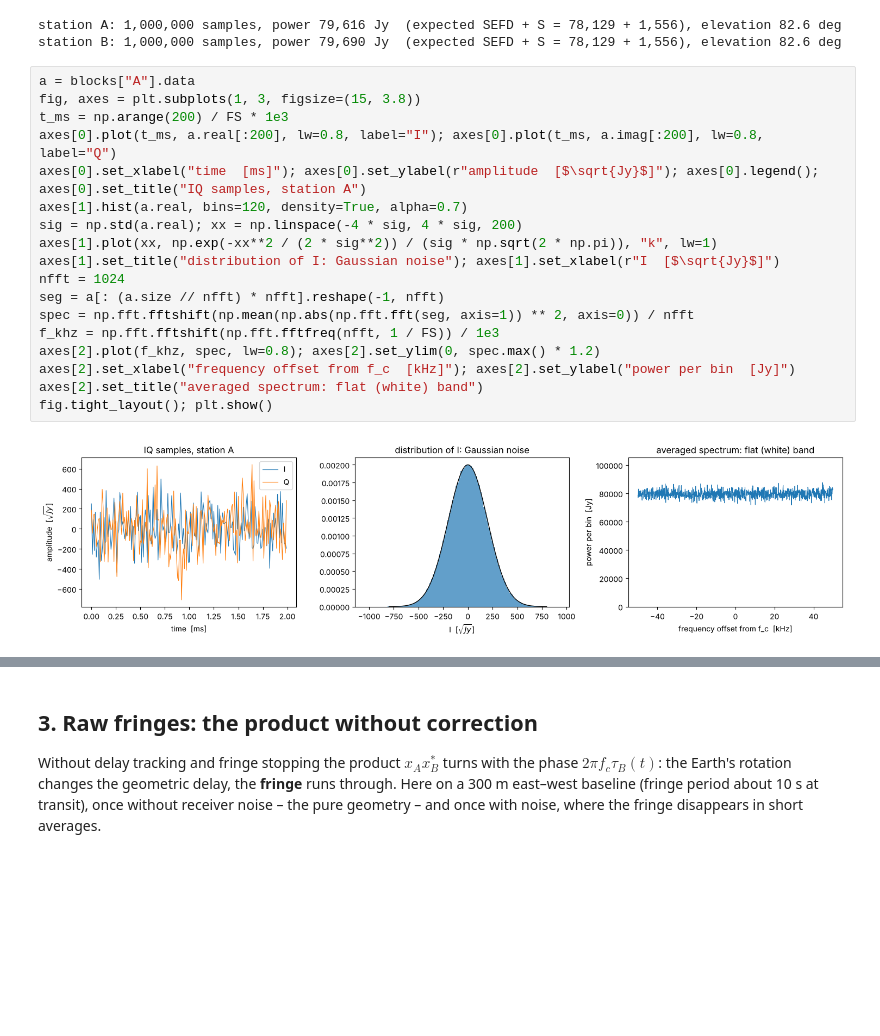
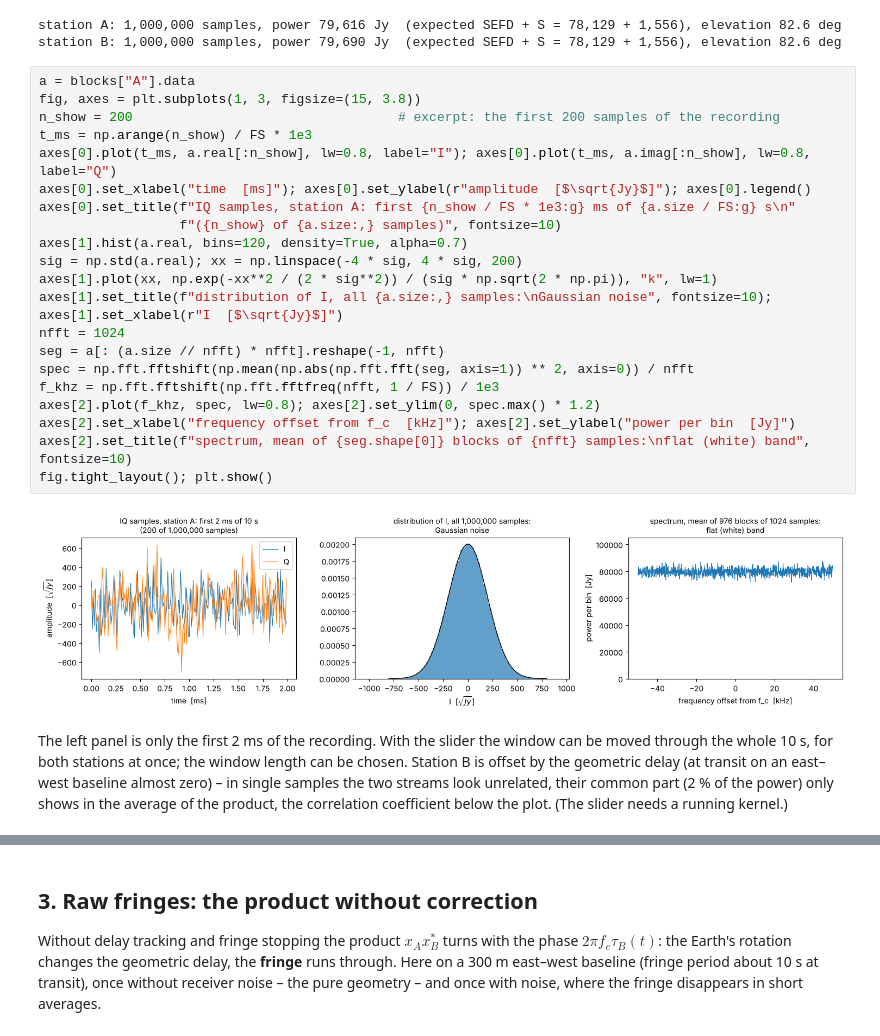
Before and after one commit to eschubi/interferosim, a Jupyter notebook: notebooks/03_signal_simulation.ipynb, the cells around one changed output, grey strips where cells are left out. Drawn from its saved outputs; the diff is of its cells as text; blank space fills up the shorter version.

```diff
--- a/notebooks/03_signal_simulation.ipynb
+++ b/notebooks/03_signal_simulation.ipynb
@@ -77,20 +77,25 @@ station B: 1,000,000 samples, power 79,690 Jy  (expected SEFD + S = 78,129 + 1,5
 # %%
 a = blocks["A"].data
 fig, axes = plt.subplots(1, 3, figsize=(15, 3.8))
-t_ms = np.arange(200) / FS * 1e3
-axes[0].plot(t_ms, a.real[:200], lw=0.8, label="I"); axes[0].plot(t_ms, a.imag[:200], lw=0.8, label="Q")
-axes[0].set_xlabel("time  [ms]"); axes[0].set_ylabel(r"amplitude  [$\sqrt{Jy}$]"); axes[0].legend(); axes[0].set_title("IQ samples, station A")
+n_show = 200                                  # excerpt: the first 200 samples of the recording
+t_ms = np.arange(n_show) / FS * 1e3
+axes[0].plot(t_ms, a.real[:n_show], lw=0.8, label="I"); axes[0].plot(t_ms, a.imag[:n_show], lw=0.8, label="Q")
+axes[0].set_xlabel("time  [ms]"); axes[0].set_ylabel(r"amplitude  [$\sqrt{Jy}$]"); axes[0].legend()
+axes[0].set_title(f"IQ samples, station A: first {n_show / FS * 1e3:g} ms of {a.size / FS:g} s\n"
+                  f"({n_show} of {a.size:,} samples)", fontsize=10)
 axes[1].hist(a.real, bins=120, density=True, alpha=0.7)
 sig = np.std(a.real); xx = np.linspace(-4 * sig, 4 * sig, 200)
 axes[1].plot(xx, np.exp(-xx**2 / (2 * sig**2)) / (sig * np.sqrt(2 * np.pi)), "k", lw=1)
-axes[1].set_title("distribution of I: Gaussian noise"); axes[1].set_xlabel(r"I  [$\sqrt{Jy}$]")
+axes[1].set_title(f"distribution of I, all {a.size:,} samples:\nGaussian noise", fontsize=10); axes[1].set_xlabel(r"I  [$\sqrt{Jy}$]")
 nfft = 1024
 seg = a[: (a.size // nfft) * nfft].reshape(-1, nfft)
 spec = np.fft.fftshift(np.mean(np.abs(np.fft.fft(seg, axis=1)) ** 2, axis=0)) / nfft
 f_khz = np.fft.fftshift(np.fft.fftfreq(nfft, 1 / FS)) / 1e3
 axes[2].plot(f_khz, spec, lw=0.8); axes[2].set_ylim(0, spec.max() * 1.2)
 axes[2].set_xlabel("frequency offset from f_c  [kHz]"); axes[2].set_ylabel("power per bin  [Jy]")
-axes[2].set_title("averaged spectrum: flat (white) band")
+axes[2].set_title(f"spectrum, mean of {seg.shape[0]} blocks of {nfft} samples:\nflat (white) band", fontsize=10)
 fig.tight_layout(); plt.show()
 # %% [output]
-[figure, old version]
+[figure, new version]
+# %% [markdown]
+The left panel is only the first 2 ms of the recording. With the slider the window can be moved through the whole 10 s, for both stations at once; the window length can be chosen. Station B is offset by the geometric delay (at transit on an east–west baseline almost zero) – in single samples the two streams look unrelated, their common part (2 % of the power) only shows in the average of the product, the correlation coefficient below the plot. (The slider needs a running kernel.)
```
Also changed, not shown: parts of 2 cells of this notebook, 7 other files.
